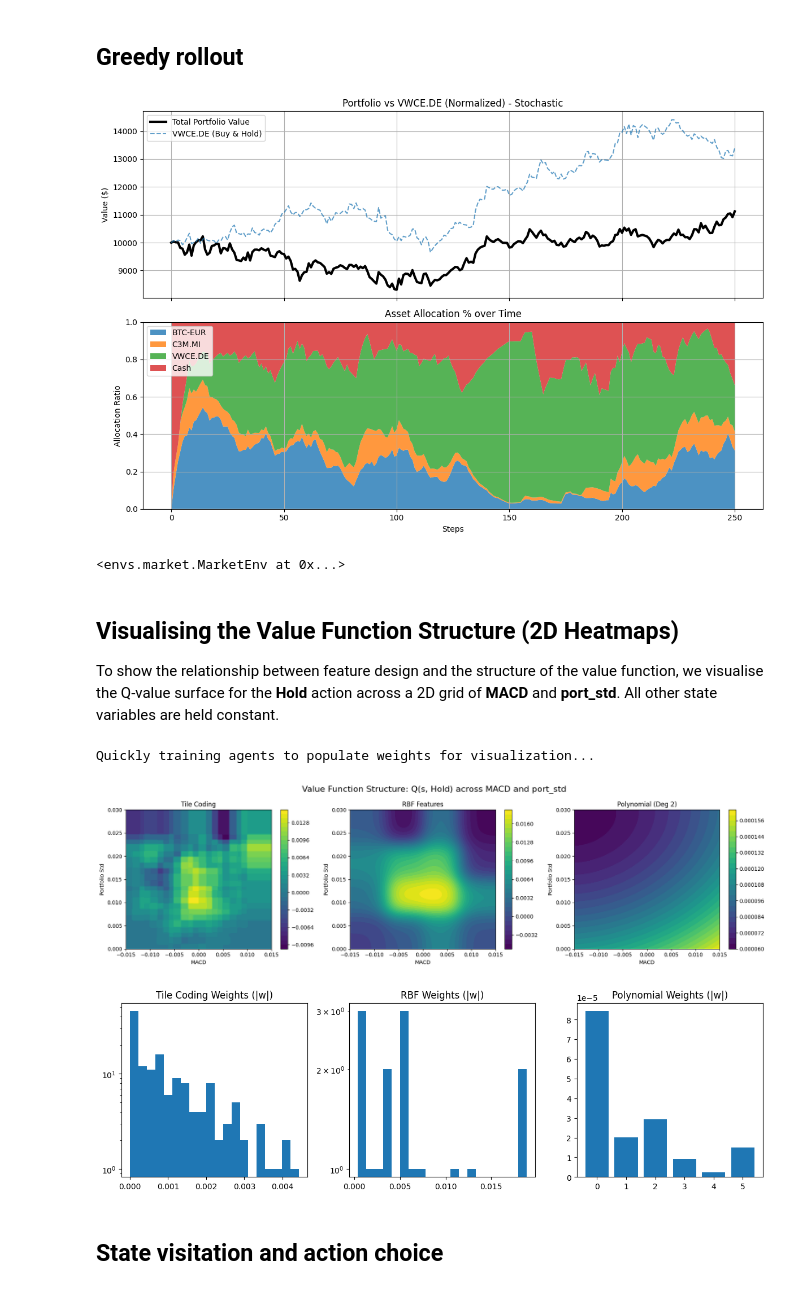
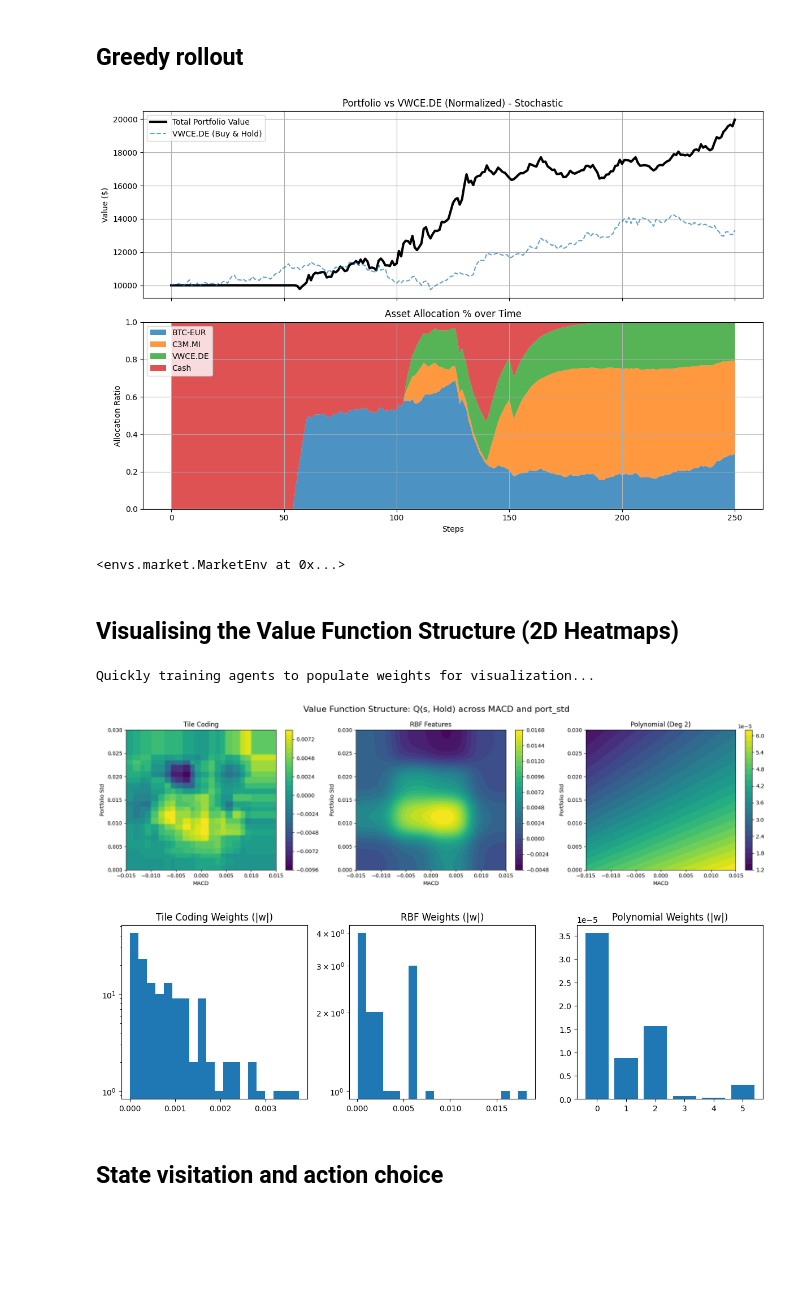
Before and after one commit to echo85/rl-market-maker, a Jupyter notebook: rl-market-maker.ipynb, the cells around one changed output. Cells and saved outputs as stored; diff of their text form; code cells hidden in the pictures; blank space fills up the shorter version.

```diff
--- a/rl-market-maker.ipynb
+++ b/rl-market-maker.ipynb
@@ -14,7 +14,7 @@ tickers = ['BTC-EUR', 'C3M.MI', 'VWCE.DE',]
 BENCHMARK_ASSET = 'VWCE.DE'
 
 print(f'Downloading historical data for {tickers}...')
-df_prices = yf.download(tickers, start='2015-01-01', end='2024-01-01')['Close']
+df_prices = yf.download(tickers, start='2015-01-01', end='2026-07-01')['Close']
 df_prices = df_prices.dropna()
 print('Data loaded successfully! Shape:', df_prices.shape)
 
@@ -115,8 +115,7 @@ from agents.linear_sarsa import LinearSARSAAgent
 from utils.features import TileCoder, RBFFeatures, PolynomialFeatures
 from utils.training import train, evaluate
 
-# ----- Training schedule (kept identical across feature sets) --------
-N_EPISODES         = 2000
+N_EPISODES         = 1000
 EVAL_EVERY         = 50
 EVAL_EPISODES      = 20
 MAX_STEPS_PER_EP   = 250
@@ -256,9 +165,9 @@ Set L - Polynomial (asset allocation), n_features = 15
 def train_one(feat_extractor, alpha, label):
     """Train a fresh agent on a fresh env for one seed."""
     env_train = make_env_stochastic()
-    env_eval  =make_env_stochastic()
+    env_eval  = make_env_stochastic()
     agent = LinearSARSAAgent(
-        n_actions=env_train.action_space.n,
+        action_space=env_train.action_space,
         feature_extractor=feat_extractor,
         alpha=alpha,
         epsilon_start=1.0,
@@ -279,34 +188,16 @@ def train_one(feat_extractor, alpha, label):
     print(f'[{label}] final eval return = {history.eval_mean_returns[-1]:.4f}')
     return agent, history
 
-feature_sets = [
-    #('Set A - Raw (TileCoder)',                  feat_setA, TC_ALPHA),
-    ('Set D - (MACD, port_std, RSI)',            feat_setD, TC_ALPHA),
-    #('Set F - Polynomial (RSI, MACD, port_std)', feat_set3, POLY_ALPHA),
-]
-
-
 results = {}
 trained_agents = {}
-for label, feat, alpha in feature_sets:
+for cfg in feature_sets[1:2]:
+    label = cfg["name"]
+    alpha = cfg["alpha"]
     print(f'\n=== {label} ===')
     seed_runs = []
     trained_agents[label] = []
     for s in range(N_SEEDS):
-        # rebuild the feature extractor with a fresh offset RNG per seed
-        if isinstance(feat, TileCoder):
-            f = TileCoder(low=feat.low, high=feat.high,
-                          n_tiles=feat.n_tiles, n_tilings=TC_N_TILINGS,
-                          feature_indices=feat.feature_indices, seed=s)
-        elif isinstance(feat, RBFFeatures):
-            f = RBFFeatures(low=feat.low, high=feat.high,
-                            n_centers=feat.n_centers, sigma=RBF_SIGMA,
-                            normalize=True,
-                            feature_indices=feat.feature_indices)
-        else:
-            f = PolynomialFeatures(state_dim=11, degree=2,
-                                   feature_indices=feat.feature_indices,
-                                   low=feat.low, high=feat.high)
+        f = make_feature_extractor(cfg, seed=s)
         agent, hist = train_one(f, alpha, f'{label} seed={s}')
         seed_runs.append(hist)
         trained_agents[label].append(agent)
@@ -361,16 +262,15 @@ def render_rollout(label, agent):
     env_eval.render(benchmark_asset=BENCHMARK_ASSET)
     return env_eval
 
-label, feat, alpha = feature_sets[0]
+cfg = feature_sets[1]
+label = cfg['name']
 agent = trained_agents[label][0]
 render_rollout(label, agent)
 # %% [output]
-[figure, old version]
+[figure, new version]
 <envs.market.MarketEnv at 0x...>
 # %% [markdown]
 ## Visualising the Value Function Structure (2D Heatmaps)
-
-To show the relationship between feature design and the structure of the value function, we visualise the Q-value surface for the **Hold** action across a 2D grid of **MACD** and **port_std**. All other state variables are held constant.
 # %%
 import numpy as np
 import matplotlib.pyplot as plt
@@ -397,38 +297,38 @@ feat_rbf = RBFFeatures(
     normalize=True,
     feature_indices=[MACD_IDX, PORT_STD_IDX]
 )
 
 feat_poly = PolynomialFeatures(
     state_dim=11, degree=2,
     feature_indices=[MACD_IDX, PORT_STD_IDX],
     low=np.array([-0.015,0]),
     high=np.array([0.015, 0.03])
 )
 
 agents = {
-    "Tile Coding": LinearSARSAAgent(feature_extractor=feat_tc, n_actions=env_viz.action_space.n, alpha=NOMINAL_ALPHA / TC_N_TILINGS),
-    "RBF Features": LinearSARSAAgent(feature_extractor=feat_rbf, n_actions=env_viz.action_space.n, alpha=NOMINAL_ALPHA),
-    "Polynomial (Deg 2)": LinearSARSAAgent(feature_extractor=feat_poly, n_actions=env_viz.action_space.n, alpha=POLY_ALPHA)
+    "Tile Coding": LinearSARSAAgent(feature_extractor=feat_tc, action_space=env_viz.action_space, alpha=NOMINAL_ALPHA / TC_N_TILINGS),
+    "RBF Features": LinearSARSAAgent(feature_extractor=feat_rbf, action_space=env_viz.action_space, alpha=NOMINAL_ALPHA),
+    "Polynomial (Deg 2)": LinearSARSAAgent(feature_extractor=feat_poly, action_space=env_viz.action_space, alpha=POLY_ALPHA)
 }
 
 print("Quickly training agents to populate weights for visualization...")
 for name, agent in agents.items():
     train(agent, env_viz, n_episodes=100, max_steps_per_episode=250, progress=False)
 
 # Setup 2D Grid
 macd_vals = np.linspace(-0.015, 0.015, 100)
 port_std_vals = np.linspace(0, 0.03, 100)
 MACD, PORT_STD = np.meshgrid(macd_vals, port_std_vals)
 
 base_state = env_viz.reset()[0]
 HOLD_ACTION = 13  # Hold all assets
 
 MarketCharts.plot_value_function_heatmaps(agents, base_state, MACD_IDX, PORT_STD_IDX)
 MarketCharts.plot_weight_sparsity(agents)
 # %% [output]
 Quickly training agents to populate weights for visualization...
-[figure, old version]
+[figure, new version]
-[figure, old version]
+[figure, new version]
 # %% [markdown]
 ## State visitation and action choice
 # %%
```
Also changed, not shown: parts of 11 cells of this notebook, 10 other files.
